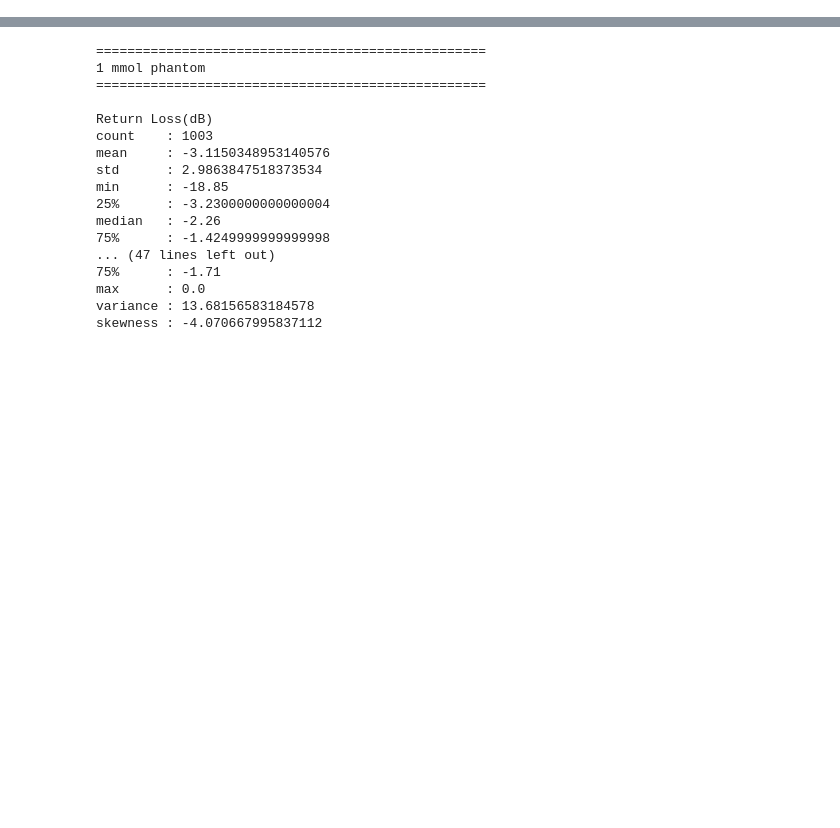
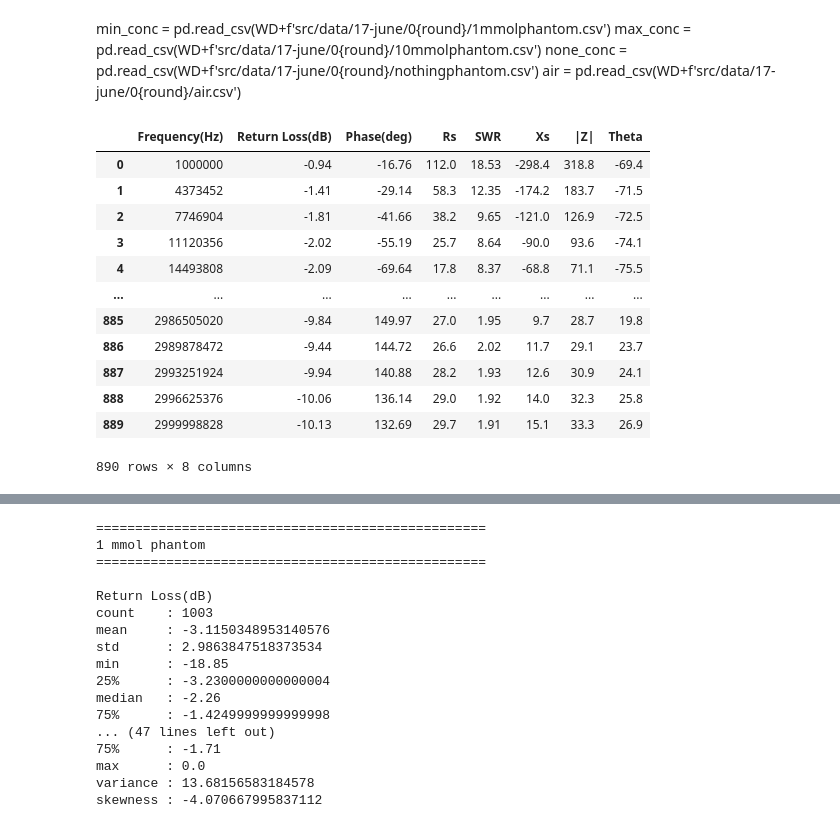
Before and after one commit to Aryanaut/glucoring, a Jupyter notebook: src/data_processing.ipynb, the cells around one changed output, grey strips where cells are left out. Drawn from its saved outputs; the diff is of its cells as text; code cells hidden in the pictures; blank space fills up the shorter version.

```diff
--- a/src/data_processing.ipynb
+++ b/src/data_processing.ipynb
@@ -11,0 +13,35 @@ air = pd.read_csv(WD+f'src/data/17-june/0{round}/air.csv')
+# %% [markdown]
+
+min_conc = pd.read_csv(WD+f'src/data/17-june/0{round}/1mmolphantom.csv')
+max_conc = pd.read_csv(WD+f'src/data/17-june/0{round}/10mmolphantom.csv')
+none_conc = pd.read_csv(WD+f'src/data/17-june/0{round}/nothingphantom.csv')
+air = pd.read_csv(WD+f'src/data/17-june/0{round}/air.csv')
+# %%
+# 19 june
+datasets = {
+    '2mmol phantom 1': pd.read_csv(WD+f'src/data/19-june/0{round}/2mmolphantom(1).csv'),
+    '2mmol phantom 2': pd.read_csv(WD+f'src/data/19-june/0{round}/2mmolphantom(2).csv'),
+    '2mmol phantom 3': pd.read_csv(WD+f'src/data/19-june/0{round}/2mmolphantom(3).csv'),
+    '5mmol phantom 1': pd.read_csv(WD+f'src/data/19-june/0{round}/5mmolphantom(1).csv'),
+    '5mmol phantom 2': pd.read_csv(WD+f'src/data/19-june/0{round}/5mmolphantom(2).csv'),
+    '5mmol phantom 3': pd.read_csv(WD+f'src/data/19-june/0{round}/5mmolphantom(3).csv'),
+    '10mmol phantom 1': pd.read_csv(WD+f'src/data/19-june/0{round}/9.5mmolphantom(1).csv'),
+    '10mmol phantom 2': pd.read_csv(WD+f'src/data/19-june/0{round}/9.5mmolphantom(2).csv'),
+    '10mmol phantom 3': pd.read_csv(WD+f'src/data/19-june/0{round}/9.5mmolphantom(3).csv'),
+}
+
+datasets['10mmol phantom 1']
+# %% [output]
+|  | Frequency(Hz) | Return Loss(dB) | Phase(deg) | Rs | SWR | Xs | |Z| | Theta |
+| 0 | 1000000 | -0.94 | -16.76 | 112.0 | 18.53 | -298.4 | 318.8 | -69.4 |
+| 1 | 4373452 | -1.41 | -29.14 | 58.3 | 12.35 | -174.2 | 183.7 | -71.5 |
+| 2 | 7746904 | -1.81 | -41.66 | 38.2 | 9.65 | -121.0 | 126.9 | -72.5 |
+| 3 | 11120356 | -2.02 | -55.19 | 25.7 | 8.64 | -90.0 | 93.6 | -74.1 |
+| 4 | 14493808 | -2.09 | -69.64 | 17.8 | 8.37 | -68.8 | 71.1 | -75.5 |
+| ... | ... | ... | ... | ... | ... | ... | ... | ... |
+| 885 | 2986505020 | -9.84 | 149.97 | 27.0 | 1.95 | 9.7 | 28.7 | 19.8 |
+| 886 | 2989878472 | -9.44 | 144.72 | 26.6 | 2.02 | 11.7 | 29.1 | 23.7 |
+| 887 | 2993251924 | -9.94 | 140.88 | 28.2 | 1.93 | 12.6 | 30.9 | 24.1 |
+| 888 | 2996625376 | -10.06 | 136.14 | 29.0 | 1.92 | 14.0 | 32.3 | 25.8 |
+| 889 | 2999998828 | -10.13 | 132.69 | 29.7 | 1.91 | 15.1 | 33.3 | 26.9 |
+890 rows × 8 columns
```
Also changed, not shown: parts of 6 cells of this notebook, 24 other files.
